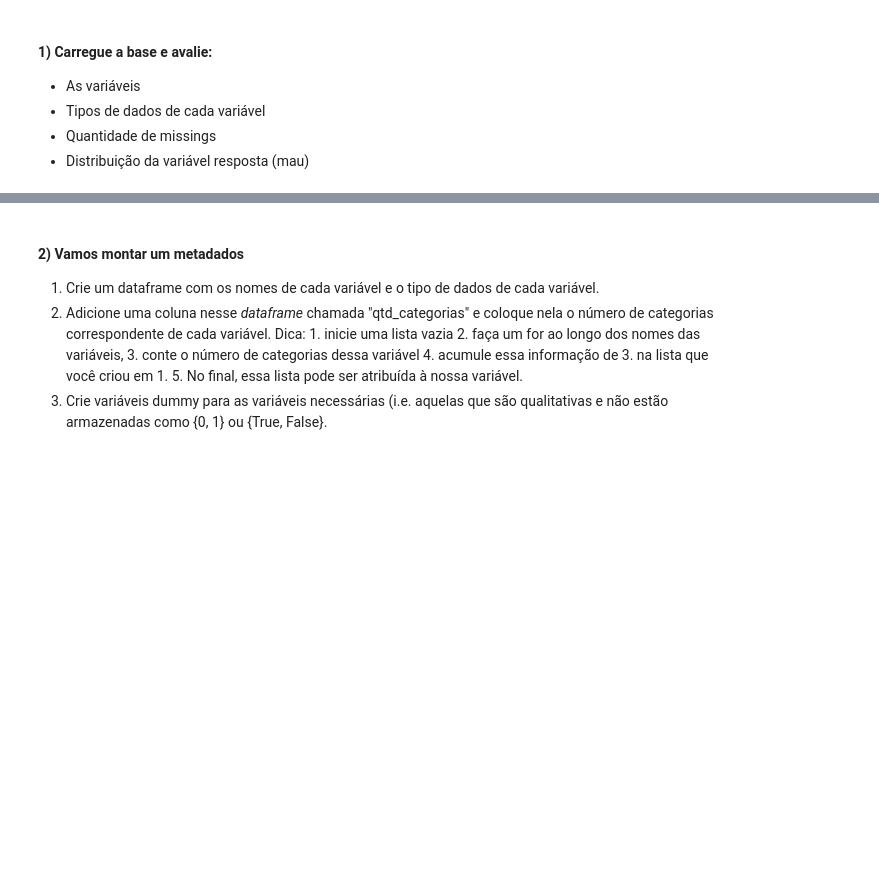
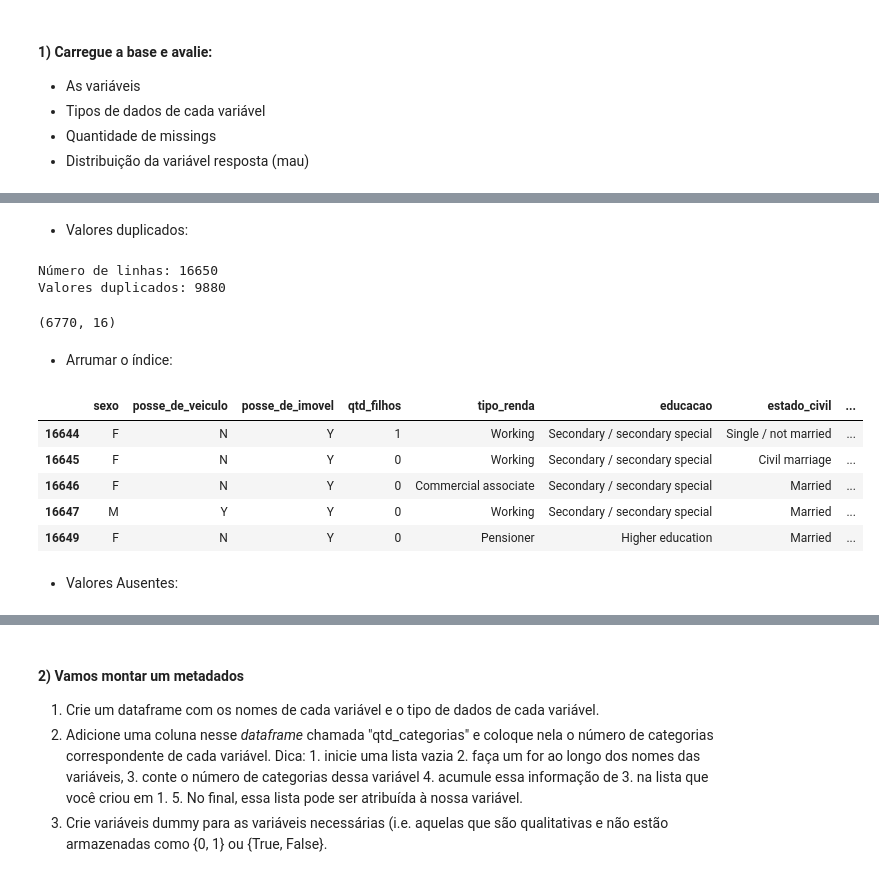
Before and after one commit to gfrigo/Machine-Learning, a Jupyter notebook: Classificação/Exercícios/Exercício_1.ipynb, the cells around one changed output, grey strips where cells are left out. Cells and saved outputs as stored; diff of their text form; code cells hidden in the pictures; blank space fills up the shorter version.

```diff
--- a/Classificação/Exercícios/Exercício_1.ipynb
+++ b/Classificação/Exercícios/Exercício_1.ipynb
@@ -13,0 +44,24 @@ Lembrando, a base se chama demo01.csv, e originalmente está publicada [aqui](ht
+# %% [markdown]
+* Valores duplicados:
+# %%
+print(f'Número de linhas: {df.shape[0]}')
+print(f'Valores duplicados: {df.duplicated().sum()}')
+# %% [output]
+Número de linhas: 16650
+Valores duplicados: 9880
+# %%
+df.drop_duplicates(inplace=True)
+df.shape
+# %% [output]
+(6770, 16)
+# %% [markdown]
+* Arrumar o índice:
+# %%
+df.tail()
+# %% [output]
+|  | sexo | posse_de_veiculo | posse_de_imovel | qtd_filhos | tipo_renda | educacao | estado_civil | ... |
+| 16644 | F | N | Y | 1 | Working | Secondary / secondary special | Single / not married | ... |
+| 16645 | F | N | Y | 0 | Working | Secondary / secondary special | Civil marriage | ... |
+| 16646 | F | N | Y | 0 | Commercial associate | Secondary / secondary special | Married | ... |
+| 16647 | M | Y | Y | 0 | Working | Secondary / secondary special | Married | ... |
+| 16649 | F | N | Y | 0 | Pensioner | Higher education | Married | ... |
@@ -13,0 +70,2 @@ Lembrando, a base se chama demo01.csv, e originalmente está publicada [aqui](ht
+# %% [markdown]
+* Valores Ausentes:
```
Also changed, not shown: parts of 21 cells of this notebook, 1 other file.
